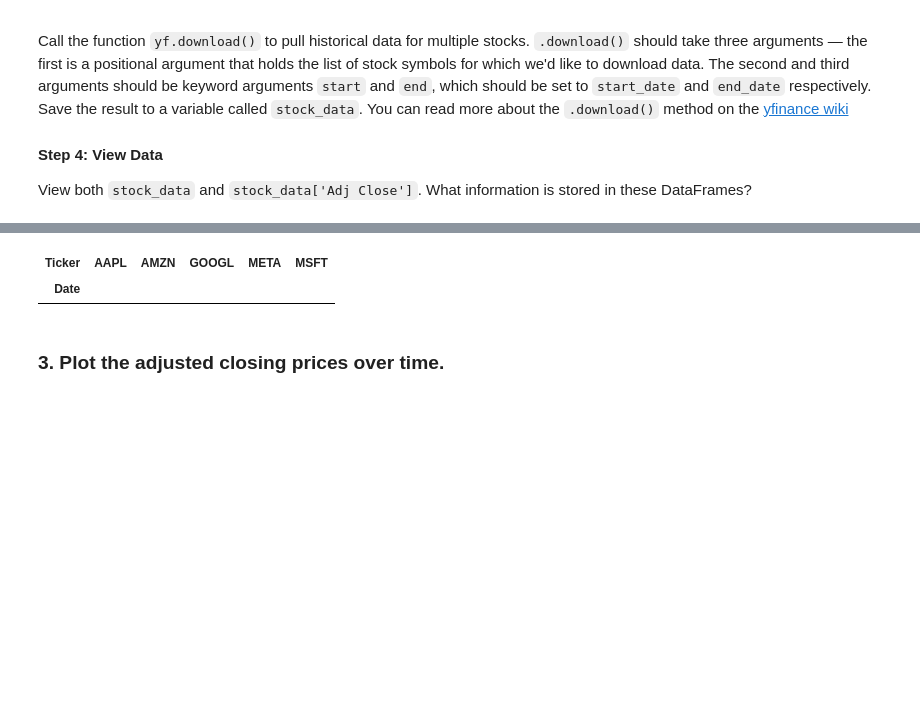
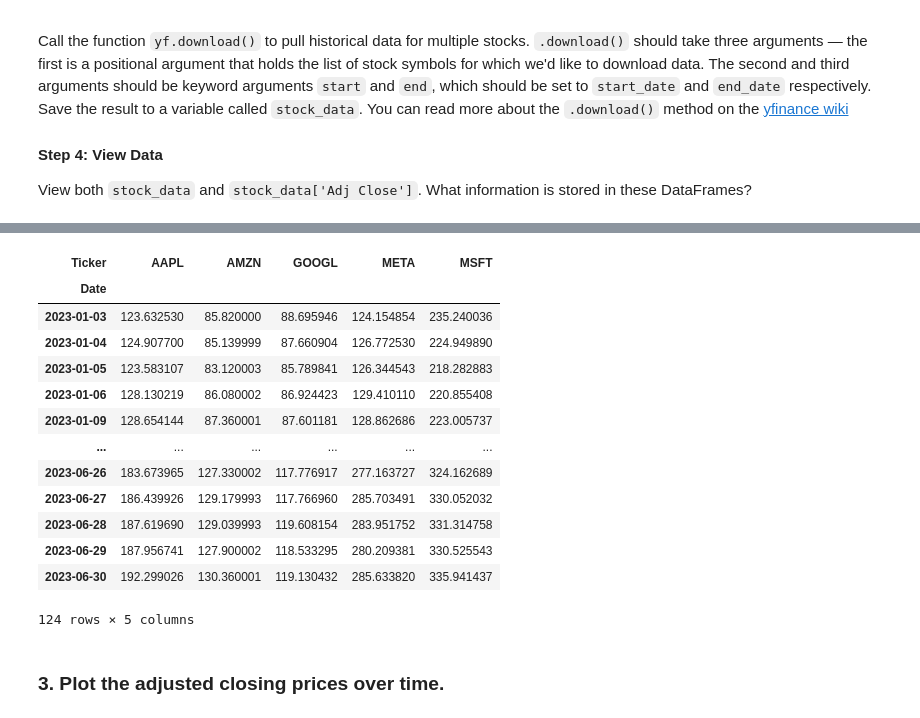
Before and after one commit to matt-wombat/computer-science-playground, a Jupyter notebook: courses/cc/projects/visualizing_tech_stocks/visualizing_tech_stocks_solution.ipynb, the cells around one changed output, grey strips where cells are left out. Cells and saved outputs as stored; diff of their text form; code cells hidden in the pictures; blank space fills up the shorter version.

```diff
--- a/courses/cc/projects/visualizing_tech_stocks/visualizing_tech_stocks_solution.ipynb
+++ b/courses/cc/projects/visualizing_tech_stocks/visualizing_tech_stocks_solution.ipynb
@@ -71,8 +74,20 @@ Failed to get ticker 'AMZN' reason: HTTPSConnectionPool(host='fc.yahoo.com', por
 # %%
-stock_data['Adj Close']
+stock_data['Close']
 # %% [output]
 | Ticker | AAPL | AMZN | GOOGL | META | MSFT |
 | Date |  |  |  |  |  |
+| 2023-01-03 | 123.632530 | 85.820000 | 88.695946 | 124.154854 | 235.240036 |
+| 2023-01-04 | 124.907700 | 85.139999 | 87.660904 | 126.772530 | 224.949890 |
+| 2023-01-05 | 123.583107 | 83.120003 | 85.789841 | 126.344543 | 218.282883 |
+| 2023-01-06 | 128.130219 | 86.080002 | 86.924423 | 129.410110 | 220.855408 |
+| 2023-01-09 | 128.654144 | 87.360001 | 87.601181 | 128.862686 | 223.005737 |
+| ... | ... | ... | ... | ... | ... |
+| 2023-06-26 | 183.673965 | 127.330002 | 117.776917 | 277.163727 | 324.162689 |
+| 2023-06-27 | 186.439926 | 129.179993 | 117.766960 | 285.703491 | 330.052032 |
+| 2023-06-28 | 187.619690 | 129.039993 | 119.608154 | 283.951752 | 331.314758 |
+| 2023-06-29 | 187.956741 | 127.900002 | 118.533295 | 280.209381 | 330.525543 |
+| 2023-06-30 | 192.299026 | 130.360001 | 119.130432 | 285.633820 | 335.941437 |
+124 rows × 5 columns
 # %% [markdown]
 ### 3. Plot the adjusted closing prices over time.
 # %% [markdown]
```
Also changed, not shown: parts of 20 cells of this notebook, 1 other file.
